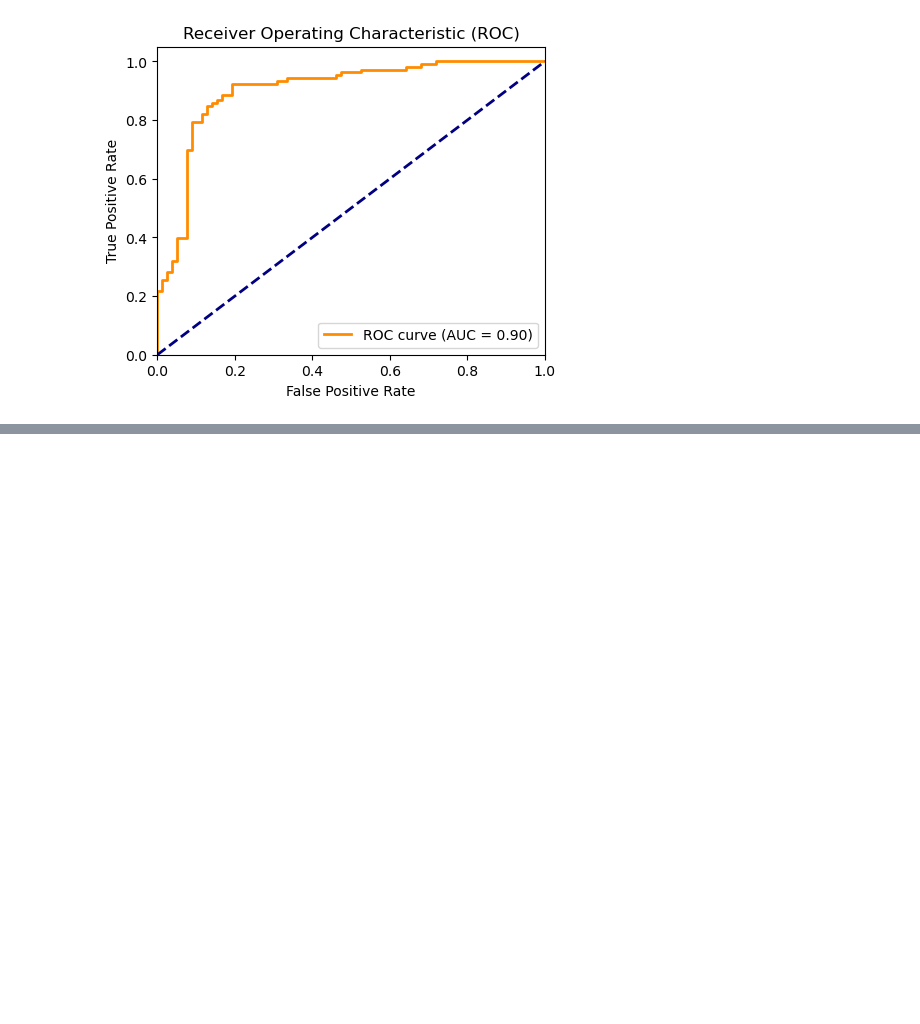
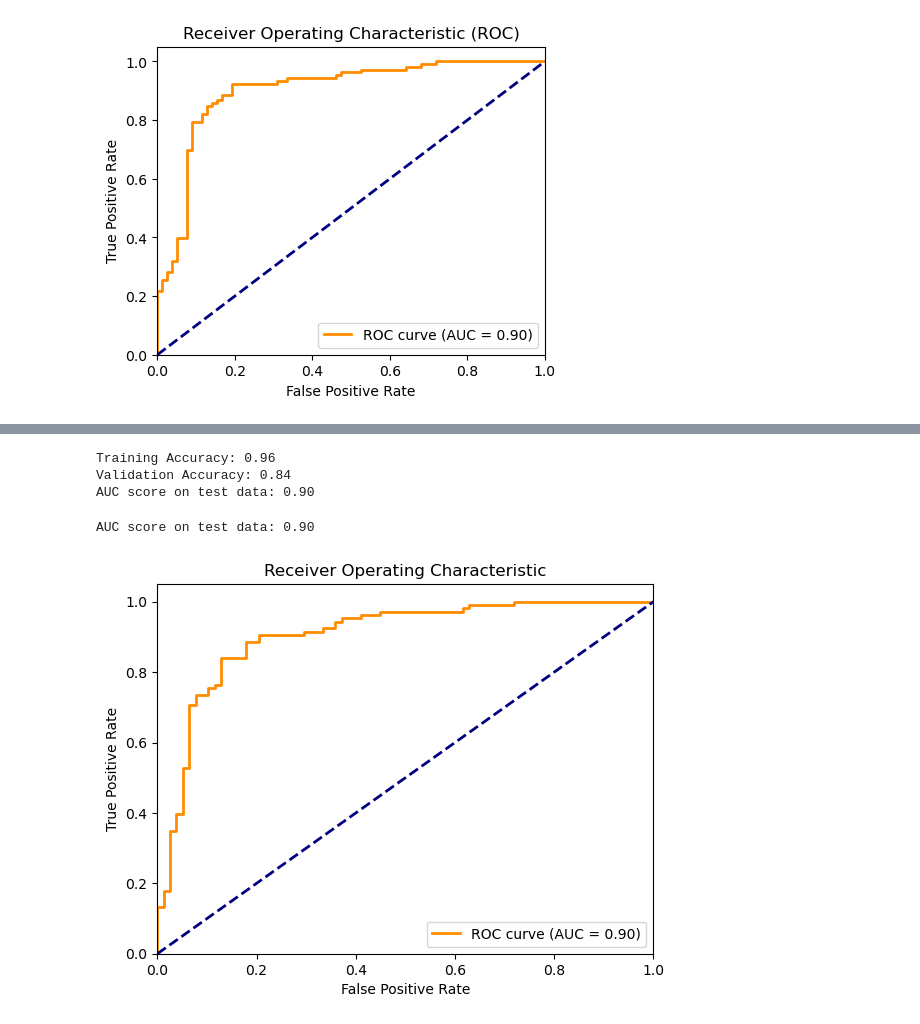
Before and after one commit to Isaac-Ndirangu-Muturi-749/EarlyHeart-Predictive-Modeling-for-Early-Heart-Disease-Detection, a Jupyter notebook: notebook.ipynb, the cells around one changed output, grey strips where cells are left out. Drawn from its saved outputs; the diff is of its cells as text; code cells hidden in the pictures; blank space fills up the shorter version.

```diff
--- a/notebook.ipynb
+++ b/notebook.ipynb
@@ -430,21 +482,57 @@ plt.show()
+# %%
+# Create the best XGBoost model
+xgb_model = xgb.XGBClassifier(
+    max_depth=best_params[0],
+    learning_rate=best_params[1],
+    random_state=42
+)
+
+# Train the best model on the entire dataset
+xgb_model.fit(X_train, y_train)
+
+# Predict on the training and test data
+y_train_pred = xgb_model.predict(X_train)
+y_val_pred = xgb_model.predict(X_val)
+
+# Calculate accuracy for training and test data
+acc_train = accuracy_score(y_train, y_train_pred)
+acc_val = accuracy_score(y_val, y_val_pred)
+print("Training Accuracy:", round(acc_train, 2))
+print("Validation Accuracy:", round(acc_val, 2))
+
+# Evaluate the best model on the test set
+y_val_pred_proba = xgb_model.predict_proba(X_val)[:, 1]
+test_auc = roc_auc_score(y_val, y_val_pred_proba)
+print(f"AUC score on test data: {test_auc:.2f}")
+# %% [output]
+Training Accuracy: 0.96
+Validation Accuracy: 0.84
+AUC score on test data: 0.90
 # %%
-# Make predictions on the validation data
-y_pred_proba = rf_model.predict_proba(X_val)[:, 1]
+import matplotlib.pyplot as plt
+from sklearn.metrics import roc_auc_score, roc_curve, auc
+
+# Make predictions on the test data
+y_pred_proba = xgb_model.predict_proba(X_val)[:, 1]
 
 # Calculate the AUC score
 roc_auc = roc_auc_score(y_val, y_pred_proba)
-print(f"AUC score on validation data: {roc_auc:.2f}")
+print(f"AUC score on test data: {roc_auc:.2f}")
 
 # Plot the ROC curve
 fpr, tpr, _ = roc_curve(y_val, y_pred_proba)
+roc_auc = auc(fpr, tpr)
 
-
-plt.figure(figsize=(5,4))
-plt.plot(fpr, tpr, color='darkorange', lw=2)
+plt.figure()
+plt.plot(fpr, tpr, color='darkorange', lw=2, label=f'ROC curve (AUC = {roc_auc:.2f})')
 plt.plot([0, 1], [0, 1], color='navy', lw=2, linestyle='--')
 plt.xlim([0.0, 1.0])
 plt.ylim([0.0, 1.05])
 plt.xlabel('False Positive Rate')
 plt.ylabel('True Positive Rate')
 plt.title('Receiver Operating Characteristic')
+plt.legend(loc="lower right")
 plt.show()
+# %% [output]
+AUC score on test data: 0.90
+[figure, added]
```
Also changed, not shown: parts of 16 cells of this notebook.
